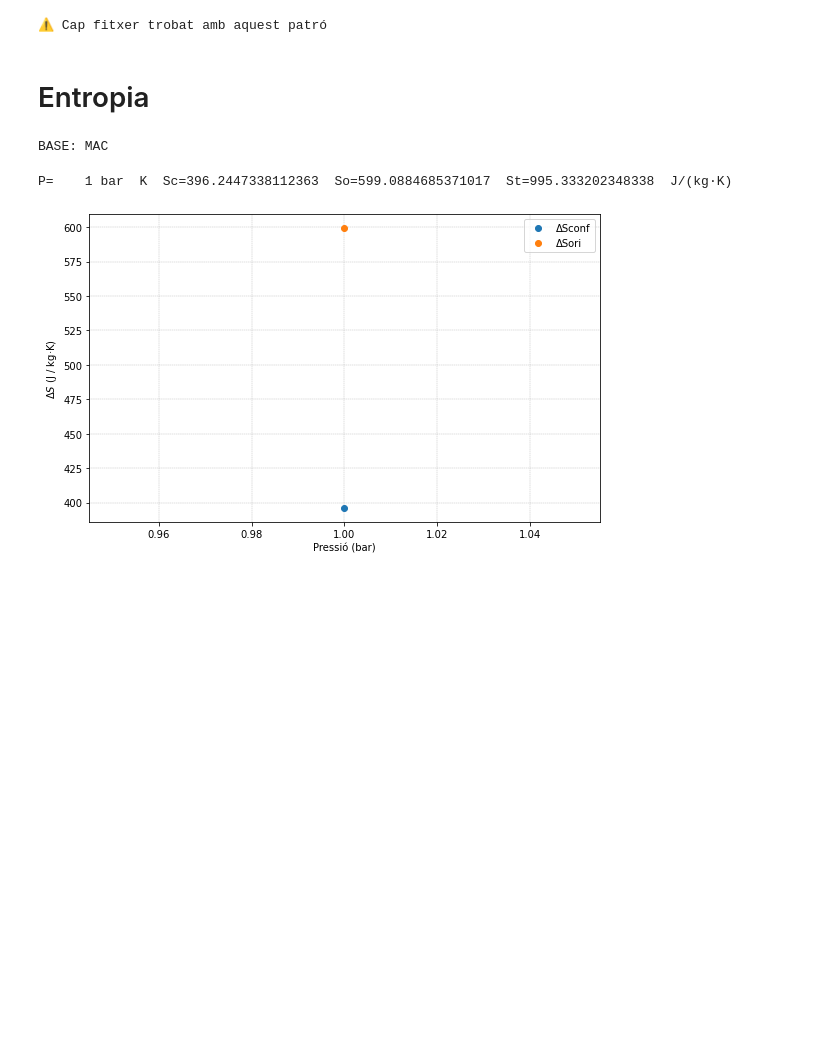
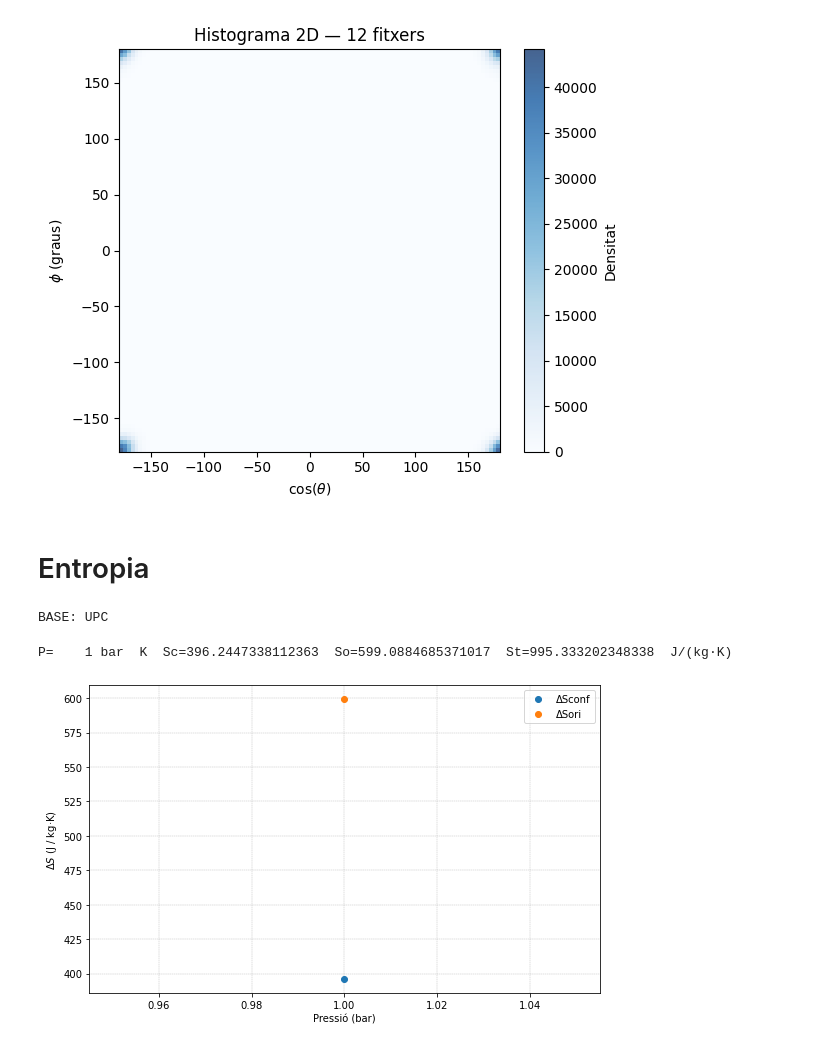
Before and after one commit to aressanu/ENTROPIES-25, a Jupyter notebook: PE.ipynb, the cells around one changed output. Drawn from its saved outputs; the diff is of its cells as text; code cells hidden in the pictures; blank space fills up the shorter version.

```diff
--- a/PE.ipynb
+++ b/PE.ipynb
@@ -16,8 +19,8 @@ def process_file(filename):
             values = line.split()
             if len(values) >= 13:
                 try:
-                    t = float(values[6])
-                    p = float(values[7])
+                    t = float(values[8])
+                    p = float(values[9])
                     if np.isnan(t) or np.isnan(p):
                         continue
                     theta_data.append(t)
@@ -46,8 +49,8 @@ def process_file(filename):
     except FileNotFoundError:
         print(f"⚠ Fitxer {filename} no trobat, saltant...")
 
-filenames = sorted(glob.glob("/Users/aressanuylatorre/Desktop/doc/penta/files/ang_400_*.dat"))
-#filenames = sorted(glob.glob("/home/aressanuy/Desktop/doc/pentaeritritol/angula/ang_480_*.dat"))
+#filenames = sorted(glob.glob("/Users/aressanuylatorre/Desktop/doc/penta/files/ang_400_*.dat"))
+filenames = sorted(glob.glob("/home/aressanuy/Desktop/doc/pentaeritritol/P0/angula/ang_550_*.dat"))
 if not filenames:
     print("⚠ Cap fitxer trobat amb aquest patró")
 else:
@@ -70,44 +73,43 @@ def process_files_combined(filenames):
                         t = float(values[6])
                         p = float(values[7])
                         if np.isnan(t) or np.isnan(p):
                             continue
                         theta_all.append(t)
                         phi_all.append(p)
                     except ValueError:
                         continue
 
         except FileNotFoundError:
             print(f"⚠ Fitxer {filename} no trobat, saltant...")
 
     if not theta_all:
         print("⚠ Cap dada vàlida, saltant...")
         return
 
     theta_all = np.array(theta_all)
     phi_all   = np.array(phi_all)
 
     fig, ax = plt.subplots(figsize=(6, 5))
     h = ax.hist2d(theta_all, phi_all, bins=100, cmap='Blues', alpha=0.75)
     ax.set_title(f"Histograma 2D — {len(filenames)} fitxers")
     ax.set_xlabel(r'$\cos(\theta)$')
     ax.set_ylabel(r'$\phi$ (graus)')
-    ax.set_xlim(-1, 1)
-    ax.set_ylim(-180, 180)
+    #ax.set_xlim(-180, 180)
+    #ax.set_ylim(-180, 180)
     fig.colorbar(h[3], ax=ax, label='Densitat')
     plt.tight_layout()
     plt.show()
 
+#filenames = sorted(glob.glob("/home/aressanuy/Desktop/doc/pentaeritritol/P0/angula/ang_550_*.dat"))
+filenames3 = sorted(glob.glob("/home/aressanuy/Desktop/doc/pentaeritritol/P0/angula/ang_400_*_pdespres.dat"))
+#filenames2 = sorted(glob.glob("/home/aressanuy/Desktop/doc/pentaeritritol/P0/angula/ang_550_*.dat"))
+#filenames = sorted(glob.glob("/Users/aressanuylatorre/Desktop/doc/penta/files/ang_400_tot.dat"))
 
-#filenames = sorted(glob.glob("/home/aressanuy/Desktop/doc/pentaeritritol/P0/angula/ang_400_*.dat"))
-filenames = sorted(glob.glob("/Users/aressanuylatorre/Desktop/doc/penta/files/ang_400_tot.dat"))
-
-if not filenames:
-    print("⚠ Cap fitxer trobat amb aquest patró")
-else:
-    print(f"Processant {len(filenames)} fitxers...")
-    process_files_combined(filenames)
+#process_files_combined(filenames)
+#process_files_combined(filenames2)
+process_files_combined(filenames3)
 # %% [output]
-⚠ Cap fitxer trobat amb aquest patró
+[figure, added]
 # %% [markdown]
 # Entropia
 # %%
@@ -124,14 +126,13 @@ if (mac / "Desktop/doc/NPG").exists():
     NOU  = f"{BASE}"
     print(f"BASE: MAC")
 else:
-    BASE = "/home/aressanuy/Desktop/doc/metanol"
-    NOU  = f"{BASE}/nou"
+    BASE = "/home/aressanuy/Desktop/doc/pentaeritritol"
+    NOU  = f"{BASE}/P0/angula"
     print(f"BASE: UPC")
 
 # ==================================================
 # PARELLES (T_abans, T_despres, P)
 # ==================================================
-
 parelles = {
     1:    (400, 375),
     1000: (375, 380),
@@ -143,12 +144,12 @@ parelles = {
 
 def nou_abans(P):
     t_abans, _ = parelles[P]
-    return f"{NOU}/ang_{t_abans}_tot_{P}.dat"
+    return f"{NOU}/ang_{t_abans}_{P}.dat"
 def nou_despres(P):
     _, t_despres = parelles[P]
     return f"{NOU}/ang_ori_{t_despres}_{P}.dat"
 # %% [output]
-BASE: MAC
+BASE: UPC
 # %%
 # =========================
 # CONSTANTS I CODIS
```
Also changed, not shown: parts of 2 cells of this notebook, 3 other files.
